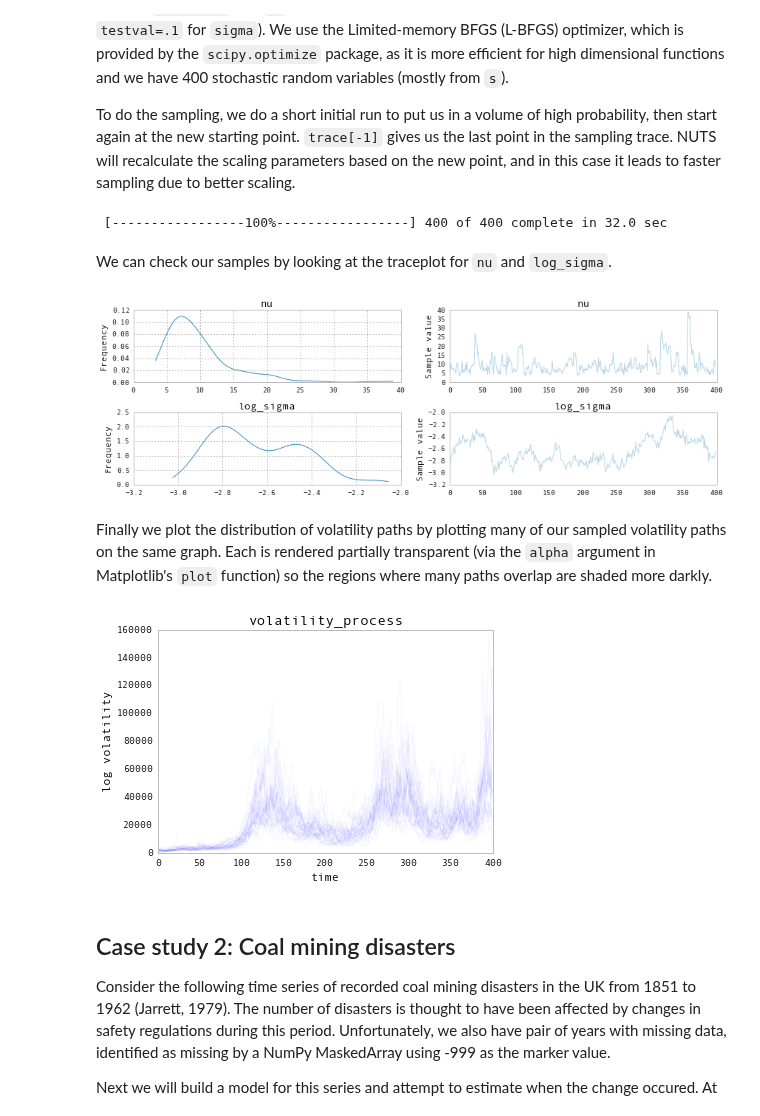
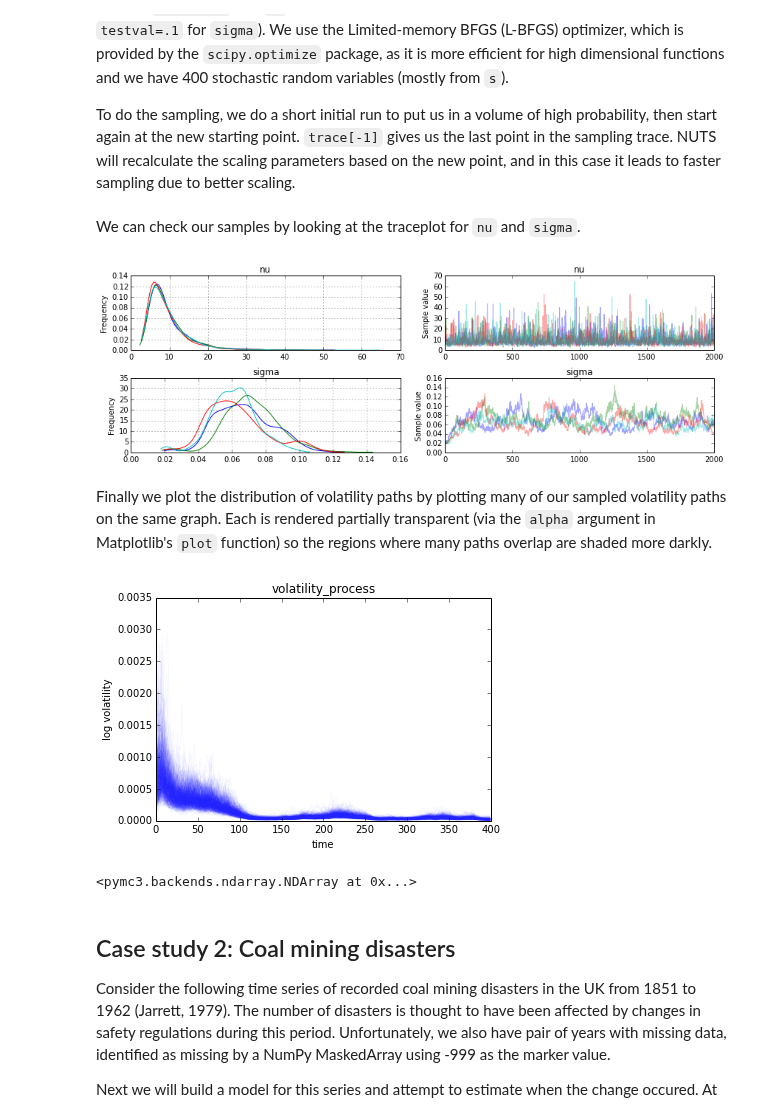
Before and after one commit to pymc-devs/uq_chapter, a Jupyter notebook: reference/UQ Handbook Chapter.ipynb, the cells around one changed output. Cells and saved outputs as stored; diff of their text form; code cells hidden in the pictures.

```diff
--- a/reference/UQ Handbook Chapter.ipynb
+++ b/reference/UQ Handbook Chapter.ipynb
@@ -331,14 +330,13 @@ with Model() as sp500_model:
 
     nu = Exponential('nu', 1./10, testval=.1)
 
-    sigma, log_sigma = sp500_model.TransformedVar('sigma', Exponential.dist(1./.02, testval=.1),
-                                            logtransform)
+    sigma = Exponential('sigma', 1./.02, testval=.1)
 
     s = GaussianRandomWalk('s', sigma**-2, shape=n)
 
     volatility_process = Deterministic('volatility_process', exp(-2*s))
 
-    r = T('r', nu, lam=volatility_process, observed=returns)
+    r = T('r', nu, lam=1/volatility_process, observed=returns)
 # %% [markdown]
 Notice that we transform the log volatility process `s` into the volatility process by `exp(-2*s)`. Here, `exp` is a Theano function, rather than the corresponding function in NumPy; Theano provides a large subset of the mathematical functions that NumPy does.
 
@@ -360,24 +358,26 @@ with sp500_model:
     # Start next run at the last sampled position.
     step = NUTS(scaling=trace[-1], gamma=.25)
     trace = sample(2000, step, start=trace[-1],progressbar=False, njobs=4)
-# %% [output]
- [-----------------100%-----------------] 400 of 400 complete in 32.0 sec
 # %% [markdown]
-We can check our samples by looking at the traceplot for `nu` and `log_sigma`.
+We can check our samples by looking at the traceplot for `nu` and `sigma`.
 # %%
 #figsize(12,6)
-traceplot(trace, [nu, log_sigma]);
+traceplot(trace, [nu, sigma]);
 # %% [output]
-[figure, old version]
+[figure, new version]
 # %% [markdown]
 Finally we plot the distribution of volatility paths by plotting many of our sampled volatility paths on the same graph. Each is rendered partially transparent (via the `alpha` argument in Matplotlib's `plot` function) so the regions where many paths overlap are shaded more darkly.
 # %%
-pl.title(str(volatility_process));
-pl.plot(trace[volatility_process][::10].T,'b', alpha=.03);
+pl.title("volatility_process");
+pl.plot(trace.get_values('volatility_process', combine=True)[::10].T,'b', alpha=.03);
 pl.xlabel('time');
 pl.ylabel('log volatility');
 # %% [output]
-[figure, old version]
+[figure, new version]
+# %%
+trace._traces[0]
+# %% [output]
+<pymc3.backends.ndarray.NDArray at 0x...>
 # %% [markdown]
 ## Case study 2: Coal mining disasters
 
```
Also changed, not shown: parts of 15 cells of this notebook.
